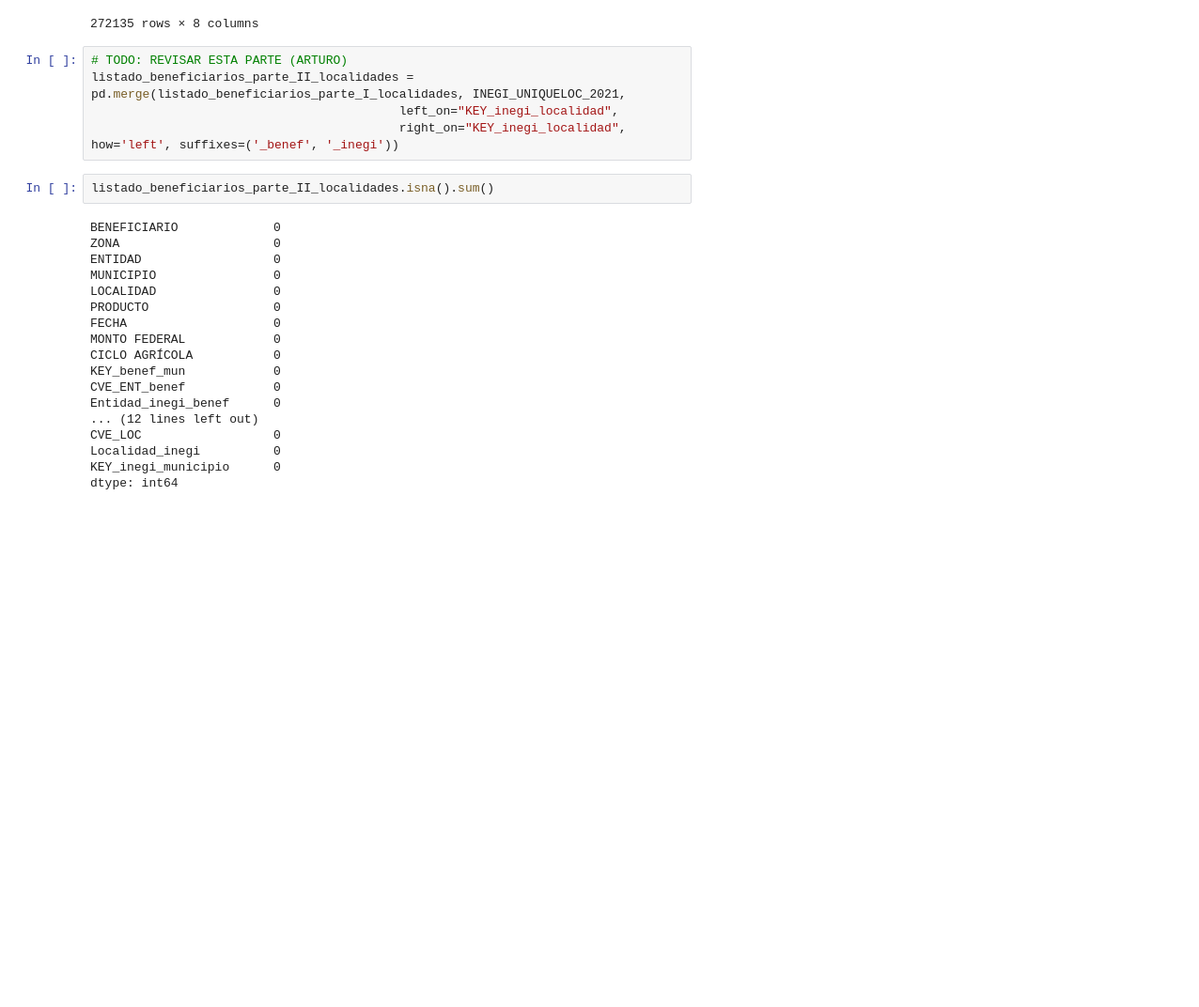
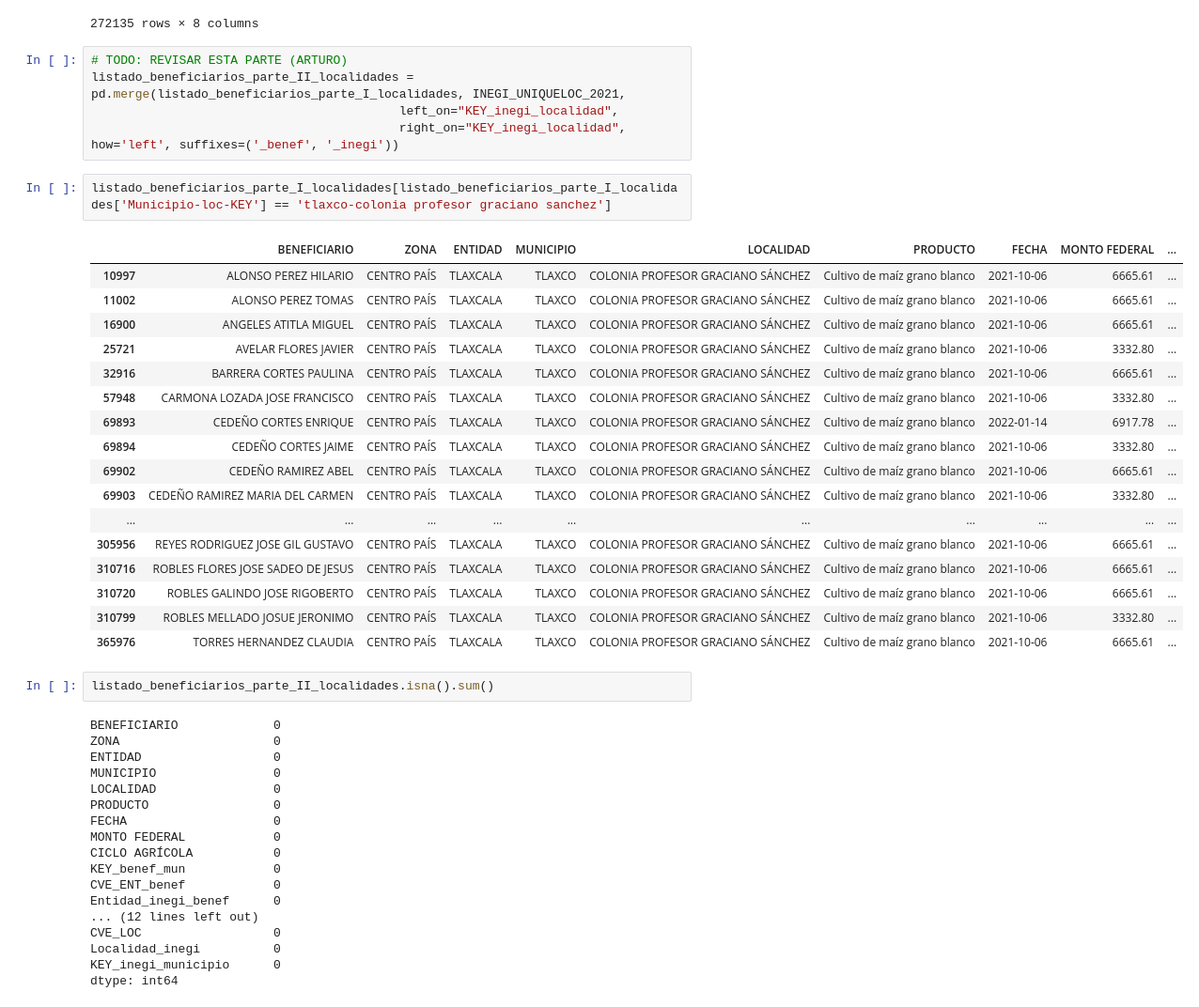
Before and after one commit to DGRIA/SESNA-Fertilizantes, a Jupyter notebook: src/Notebooks/2.3.3 Benef2021_Cleaning_and_merged.ipynb, the cells around one changed output. Shown at 94% size. Drawn from its saved outputs; the diff is of its cells as text; blank space fills up the shorter version.

```diff
--- a/src/Notebooks/2.3.3 Benef2021_Cleaning_and_merged.ipynb
+++ b/src/Notebooks/2.3.3 Benef2021_Cleaning_and_merged.ipynb
@@ -691,6 +686,26 @@ INEGI_UNIQUELOC_2021
 listado_beneficiarios_parte_II_localidades = pd.merge(listado_beneficiarios_parte_I_localidades, INEGI_UNIQUELOC_2021,
                                           left_on="KEY_inegi_localidad",
                                           right_on="KEY_inegi_localidad", how='left', suffixes=('_benef', '_inegi'))
+# %%
+listado_beneficiarios_parte_I_localidades[listado_beneficiarios_parte_I_localidades['Municipio-loc-KEY'] == 'tlaxco-colonia profesor graciano sanchez']
+# %% [output]
+|  | BENEFICIARIO | ZONA | ENTIDAD | MUNICIPIO | LOCALIDAD | PRODUCTO | FECHA | MONTO FEDERAL | ... |
+| 10997 | ALONSO PEREZ HILARIO | CENTRO PAÍS | TLAXCALA | TLAXCO | COLONIA PROFESOR GRACIANO SÁNCHEZ | Cultivo de maíz grano blanco | 2021-10-06 | 6665.61 | ... |
+| 11002 | ALONSO PEREZ TOMAS | CENTRO PAÍS | TLAXCALA | TLAXCO | COLONIA PROFESOR GRACIANO SÁNCHEZ | Cultivo de maíz grano blanco | 2021-10-06 | 6665.61 | ... |
+| 16900 | ANGELES ATITLA MIGUEL | CENTRO PAÍS | TLAXCALA | TLAXCO | COLONIA PROFESOR GRACIANO SÁNCHEZ | Cultivo de maíz grano blanco | 2021-10-06 | 6665.61 | ... |
+| 25721 | AVELAR FLORES JAVIER | CENTRO PAÍS | TLAXCALA | TLAXCO | COLONIA PROFESOR GRACIANO SÁNCHEZ | Cultivo de maíz grano blanco | 2021-10-06 | 3332.80 | ... |
+| 32916 | BARRERA CORTES PAULINA | CENTRO PAÍS | TLAXCALA | TLAXCO | COLONIA PROFESOR GRACIANO SÁNCHEZ | Cultivo de maíz grano blanco | 2021-10-06 | 6665.61 | ... |
+| 57948 | CARMONA LOZADA JOSE FRANCISCO | CENTRO PAÍS | TLAXCALA | TLAXCO | COLONIA PROFESOR GRACIANO SÁNCHEZ | Cultivo de maíz grano blanco | 2021-10-06 | 3332.80 | ... |
+| 69893 | CEDEÑO CORTES ENRIQUE | CENTRO PAÍS | TLAXCALA | TLAXCO | COLONIA PROFESOR GRACIANO SÁNCHEZ | Cultivo de maíz grano blanco | 2022-01-14 | 6917.78 | ... |
+| 69894 | CEDEÑO CORTES JAIME | CENTRO PAÍS | TLAXCALA | TLAXCO | COLONIA PROFESOR GRACIANO SÁNCHEZ | Cultivo de maíz grano blanco | 2021-10-06 | 3332.80 | ... |
+| 69902 | CEDEÑO RAMIREZ ABEL | CENTRO PAÍS | TLAXCALA | TLAXCO | COLONIA PROFESOR GRACIANO SÁNCHEZ | Cultivo de maíz grano blanco | 2021-10-06 | 6665.61 | ... |
+| 69903 | CEDEÑO RAMIREZ MARIA DEL CARMEN | CENTRO PAÍS | TLAXCALA | TLAXCO | COLONIA PROFESOR GRACIANO SÁNCHEZ | Cultivo de maíz grano blanco | 2021-10-06 | 3332.80 | ... |
+| ... | ... | ... | ... | ... | ... | ... | ... | ... | ... |
+| 305956 | REYES RODRIGUEZ JOSE GIL GUSTAVO | CENTRO PAÍS | TLAXCALA | TLAXCO | COLONIA PROFESOR GRACIANO SÁNCHEZ | Cultivo de maíz grano blanco | 2021-10-06 | 6665.61 | ... |
+| 310716 | ROBLES FLORES JOSE SADEO DE JESUS | CENTRO PAÍS | TLAXCALA | TLAXCO | COLONIA PROFESOR GRACIANO SÁNCHEZ | Cultivo de maíz grano blanco | 2021-10-06 | 6665.61 | ... |
+| 310720 | ROBLES GALINDO JOSE RIGOBERTO | CENTRO PAÍS | TLAXCALA | TLAXCO | COLONIA PROFESOR GRACIANO SÁNCHEZ | Cultivo de maíz grano blanco | 2021-10-06 | 6665.61 | ... |
+| 310799 | ROBLES MELLADO JOSUE JERONIMO | CENTRO PAÍS | TLAXCALA | TLAXCO | COLONIA PROFESOR GRACIANO SÁNCHEZ | Cultivo de maíz grano blanco | 2021-10-06 | 3332.80 | ... |
+| 365976 | TORRES HERNANDEZ CLAUDIA | CENTRO PAÍS | TLAXCALA | TLAXCO | COLONIA PROFESOR GRACIANO SÁNCHEZ | Cultivo de maíz grano blanco | 2021-10-06 | 6665.61 | ... |
 # %%
 listado_beneficiarios_parte_II_localidades.isna().sum()
 # %% [output]
```
Also changed, not shown: parts of 6 cells of this notebook, 3 other files.
